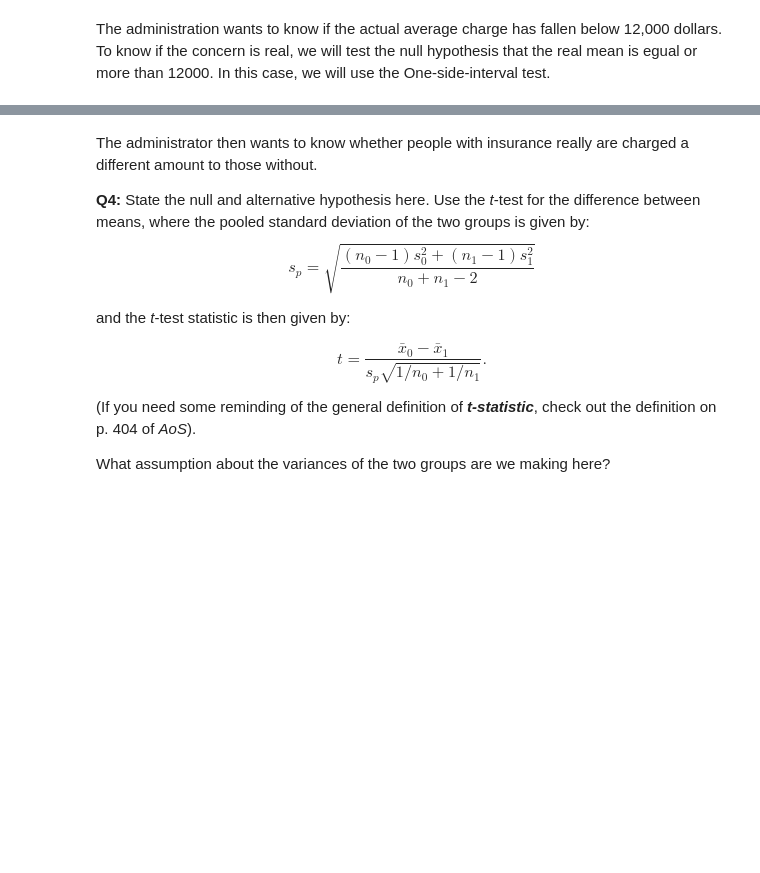
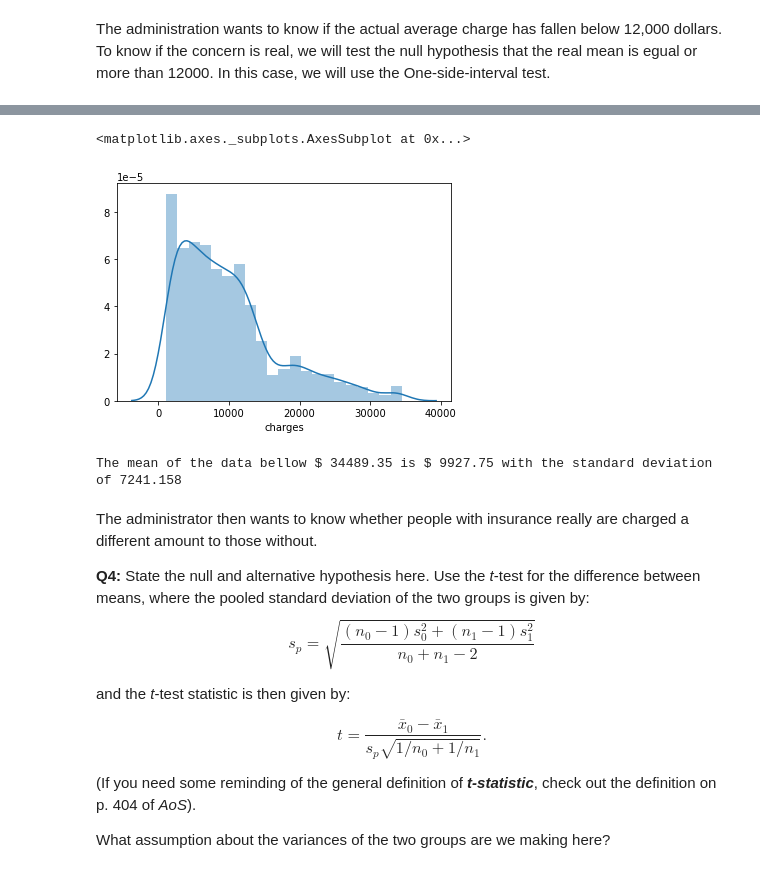
Before and after one commit to pjrodriguez-sb/11.1_statistical_inference, a Jupyter notebook: Frequentist Inference Case Study - Part B (2).ipynb, the cells around one changed output, grey strips where cells are left out. Saved outputs shown, nothing was run; the diff lists cells and outputs as text; code cells hidden in the pictures; blank space fills up the shorter version.

```diff
--- a/Frequentist Inference Case Study - Part B (2).ipynb
+++ b/Frequentist Inference Case Study - Part B (2).ipynb
@@ -174,0 +136,6 @@ weibull_max: statistic=0.863299928997243, pvalue=0.0
+# %%
+q3, q1 = np.percentile(medical['charges'], [75 ,25])
+iqr= q3-q1
+# %%
+charges_upper= round(q3 + 1.5*iqr, 2)
+charges_upper
@@ -174,0 +146,3 @@ weibull_max: statistic=0.863299928997243, pvalue=0.0
+# %%
+ch_35 = medical[medical['charges'] <= charges_upper]
+ch_35
@@ -175,3 +163,13 @@ weibull_max: statistic=0.863299928997243, pvalue=0.0
+# %%
+sns.distplot(ch_35['charges'])
+# %% [output]
+<matplotlib.axes._subplots.AxesSubplot at 0x...>
+[figure, added]
+# %%
+ch_35['charges'].mean()
+print('The mean of the data bellow $', charges_upper , 'is $', round(ch_35['charges'].mean(),2), 'with the standard deviation of', round(ch_35['charges'].std(), 3))
+# %% [output]
+The mean of the data bellow $ 34489.35 is $ 9927.75 with the standard deviation of 7241.158
 # %% [markdown]
 The administrator then wants to know whether people with insurance really are charged a different amount to those without.
 
```
Also changed, not shown: parts of 15 cells of this notebook.
